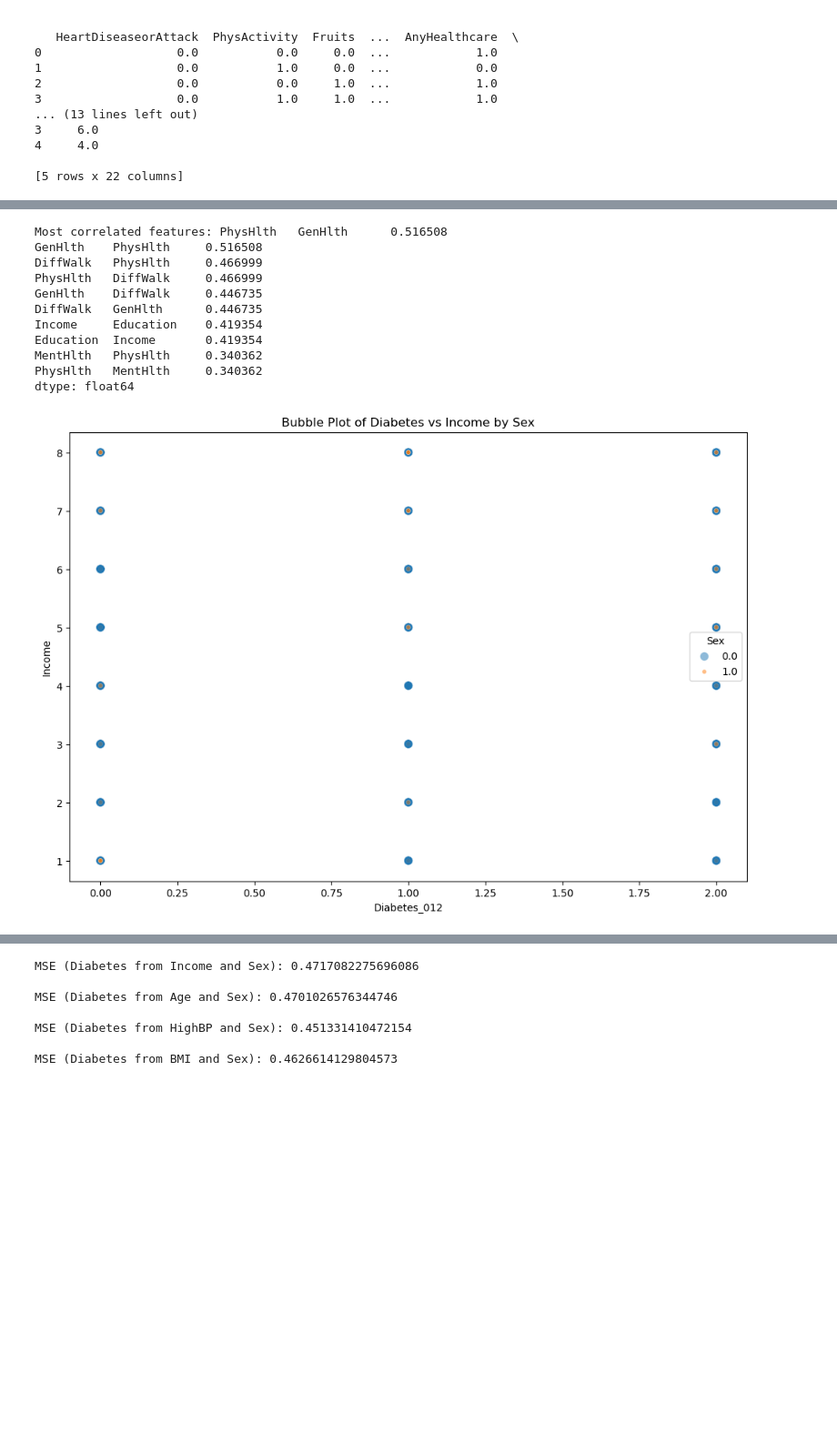
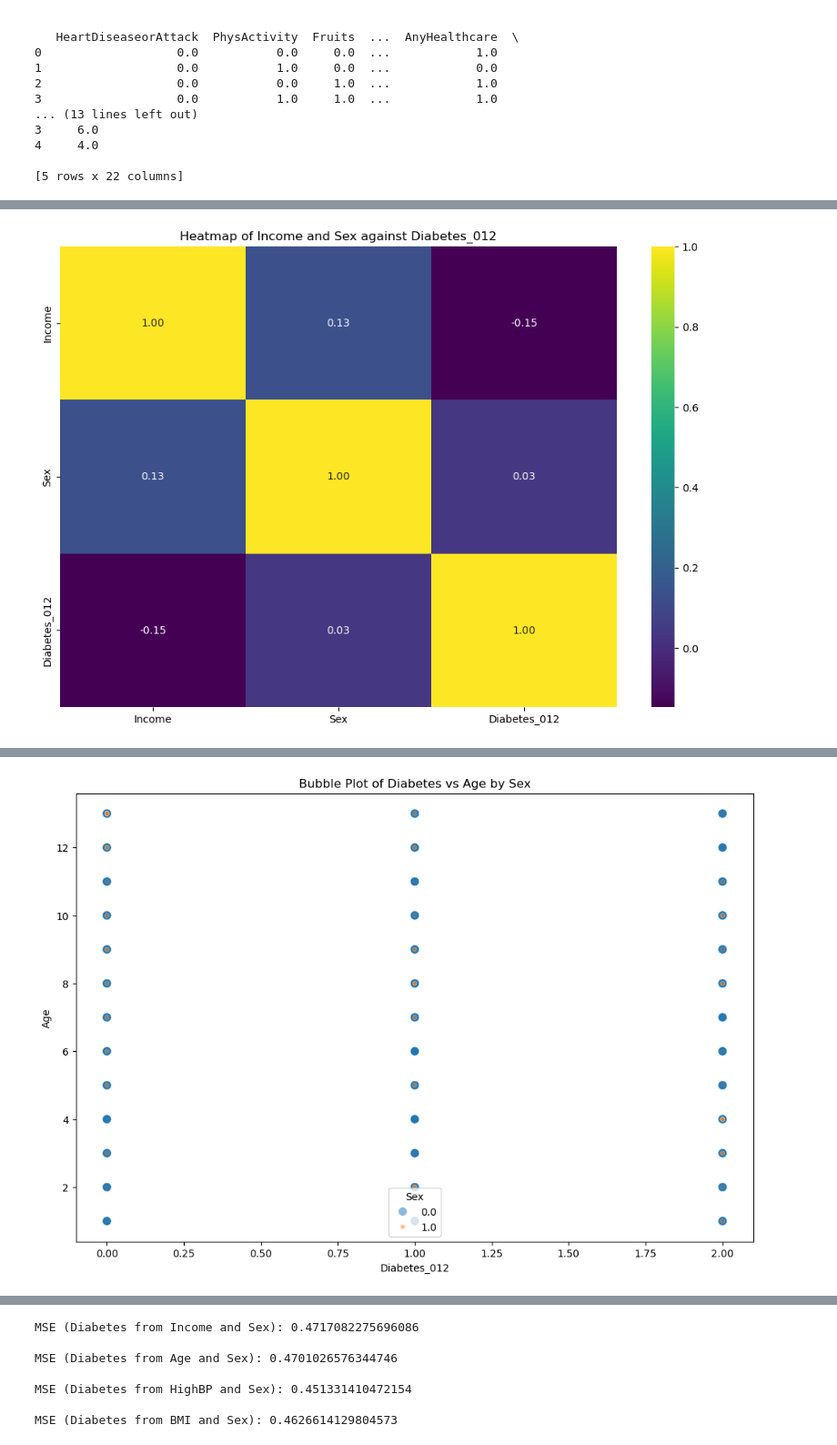
Before and after one commit to veniola/Module-B-semester-2, a Jupyter notebook: OMDS-ModB2-Week9-Eniola-Victoria.ipynb, the cells around one changed output, grey strips where cells are left out. Shown at 91% size. Drawn from its saved outputs; the diff is of its cells as text; code cells hidden in the pictures; blank space fills up the shorter version.

```diff
--- a/OMDS-ModB2-Week9-Eniola-Victoria.ipynb
+++ b/OMDS-ModB2-Week9-Eniola-Victoria.ipynb
@@ -237,44 +293,45 @@ diabetes_clean = diabetes.drop_duplicates()
 # MULTIVARIATE ANALYSIS:
 
 # 1. Heatmap
 plt.figure(figsize=(12, 8))
 correlation_matrix = diabetes_clean.corr()
 sns.heatmap(correlation_matrix, annot=True, fmt=".2f", cmap="viridis")
 plt.title("Correlation Heatmap")
 plt.show()
 
 # Print most correlated features
-most_correlated = correlation_matrix.unstack().sort_values(ascending=False)
-print(f'Most correlated features: {most_correlated[most_correlated < 1].head(10)}')
+# most_correlated = correlation_matrix.unstack().sort_values(ascending=False)
+# print(f'Most correlated features: {most_correlated[most_correlated < 1].head(10)}')
+
+# 1b1. Heatmap of  Income and Sex Diabetes_012
+plt.figure(figsize=(12, 8))
+sns.heatmap(diabetes_clean[['Income', 'Sex', 'Diabetes_012']].corr(), annot=True, fmt=".2f", cmap="viridis")
+plt.title("Heatmap of Income and Sex against Diabetes_012")
+plt.show()
+
+# 1b2. Heatmap of Diabetes_012 and Age against Sex
+plt.figure(figsize=(12, 8))
+sns.heatmap(diabetes_clean[['Age', 'Sex', 'Diabetes_012']].corr(), annot=True, fmt=".2f", cmap="viridis")
+plt.title("Heatmap of Diabetes_012 and Age against Sex")
+plt.show()
 
 # 2a. Bubble Plot (Diabetes vs Income by Sex)
 plt.figure(figsize=(12, 8))
 sns.scatterplot(data=diabetes_clean, x='Diabetes_012', y='Income', size='Sex', hue='Sex', alpha=0.5)
 plt.title("Bubble Plot of Diabetes vs Income by Sex")
 plt.show()
 
 # 2b. Bubble Plot (Diabetes vs Age by Sex)
 plt.figure(figsize=(12, 8))
 sns.scatterplot(data=diabetes_clean, x='Diabetes_012', y='Age', size='Sex', hue='Sex', alpha=0.5)
 plt.title("Bubble Plot of Diabetes vs Age by Sex")
 plt.show()
 
 # 2c. Bubble Plot (HighBP vs Diabetes by Sex)
 plt.figure(figsize=(12, 8))
 sns.scatterplot(data=diabetes_clean, x='HighBP', y='Diabetes_012', size='Age', hue='Sex', alpha=0.5)
 plt.title("Bubble Plot of HighBP vs Diabetes by Sex")
 plt.show()
 # %% [output]
 [figure]
-Most correlated features: PhysHlth   GenHlth      0.516508
-GenHlth    PhysHlth     0.516508
-DiffWalk   PhysHlth     0.466999
-PhysHlth   DiffWalk     0.466999
-GenHlth    DiffWalk     0.446735
-DiffWalk   GenHlth      0.446735
-Income     Education    0.419354
-Education  Income       0.419354
-MentHlth   PhysHlth     0.340362
-PhysHlth   MentHlth     0.340362
-dtype: float64
-[figure, old version]
+[figure, new version]
@@ -282,0 +340 @@ dtype: float64
+[figure, added]
```
Also changed, not shown: parts of 2 cells of this notebook, 1 other file.
